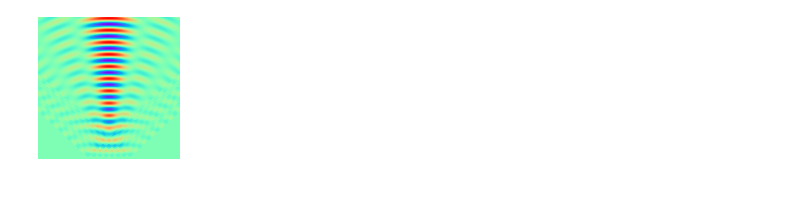
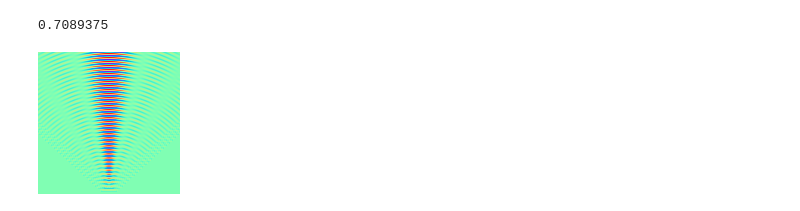
Before and after one commit to ShotaSasaki-HCU/Prog2kakushin, a Jupyter notebook: work2.ipynb, the cells around one changed output. Drawn from its saved outputs; the diff is of its cells as text; code cells hidden in the pictures.

Commit message:
printで確認してみたらできていない様子

```diff
--- a/work2.ipynb
+++ b/work2.ipynb
@@ -17,13 +17,15 @@ import matplotlib.ticker as ticker
 # v：送信波の速さ(mm/s)
 # t：時間(s)
 
-# x軸方向レンジ右(mm)
-# x軸方向レンジ左(mm)
-# y軸方向レンジ上(mm)
-# y軸方向レンジ下(mm)
-# 計算幅(mm)
+# range_x_R：x軸方向レンジ右(mm)
+# range_x_L：x軸方向レンジ左(mm)
+# range_y_T：y軸方向レンジ上(mm)
+# range_y_B：y軸方向レンジ下(mm)
+# calc_width：計算幅(mm)
 
-def linear_phased_array(A=1, f=40000 * 1, v=340.29*1000, t=0, range_x_R=50, range_x_L=-50, range_y_T=100, range_y_B = 0, calc_width = (v / f) / 4):
+def linear_phased_array(A=1, f=40000 * 3, v=340.29*1000, t=0, range_x_R=50, range_x_L=-50, range_y_T=100, range_y_B = 0, calc_width = (v / f) / 4):
+  print(calc_width)
+
   tr_num = 8 # 送信素子数（個）
   tr_directivity = np.deg2rad(95) # 送信素子指向性(rad)
   tr_clearance = (v / f) / 2 # 送信素子間隔(mm)
@@ -71,31 +73,32 @@ def linear_phased_array(A=1, f=40000 * 1, v=340.29*1000, t=0, range_x_R=50, rang
 
   # # ここからヒートマップの表示設定
   # fig, ax = plt.subplots(figsize=(16, 9), dpi=120)
   # im = ax.imshow(sim_result, cmap='rainbow', aspect='equal', vmin=-A*tr_num, vmax=A*tr_num)
   # plt.colorbar(im)
   # # x軸目盛りの設定
   # ax.set_xticks(np.arange(0, sim_result.shape[1], 1))
   # ax.set_xticklabels(np.linspace(range_x_L, range_x_L+(calc_width*(sim_result.shape[1]-1)), sim_result.shape[1]))
   # ax.xaxis.set_major_locator(ticker.AutoLocator()) # 過剰に指定された目盛りを自動調整
   # ax.xaxis.set_minor_locator(ticker.AutoMinorLocator()) # 副目盛りで主目盛りを自動補完
   # # y軸目盛りの設定
   # ax.set_yticks(np.arange(sim_result.shape[0]-1, 0-1, -1))
   # ax.set_yticklabels(np.linspace(range_y_T-(calc_width*(sim_result.shape[0]-1)), range_y_T, sim_result.shape[0]))
   # ax.yaxis.set_major_locator(ticker.AutoLocator()) # 過剰に指定された目盛りを自動調整
   # ax.yaxis.set_minor_locator(ticker.AutoMinorLocator()) # 副目盛りで主目盛りを自動補完
   # # タイトル・軸ラベルの設定
   # ax.set_title('2D Phased Array Simulator')
   # ax.set_xlabel('x-axis(mm)')
   # ax.set_ylabel('y-axis(mm)')
   # plt.show()
 
   fig, ax = plt.subplots(figsize=sim_result.shape[::-1], dpi=1, tight_layout=True)
   ax.imshow(sim_result, cmap='rainbow', aspect='equal', vmin=-A*tr_num, vmax=A*tr_num)
   ax.axis('off')
   plt.savefig('image.png', dpi=1)
 
   return
 
 linear_phased_array()
 # %% [output]
+0.7089375
-[figure, old version]
+[figure, new version]
```
